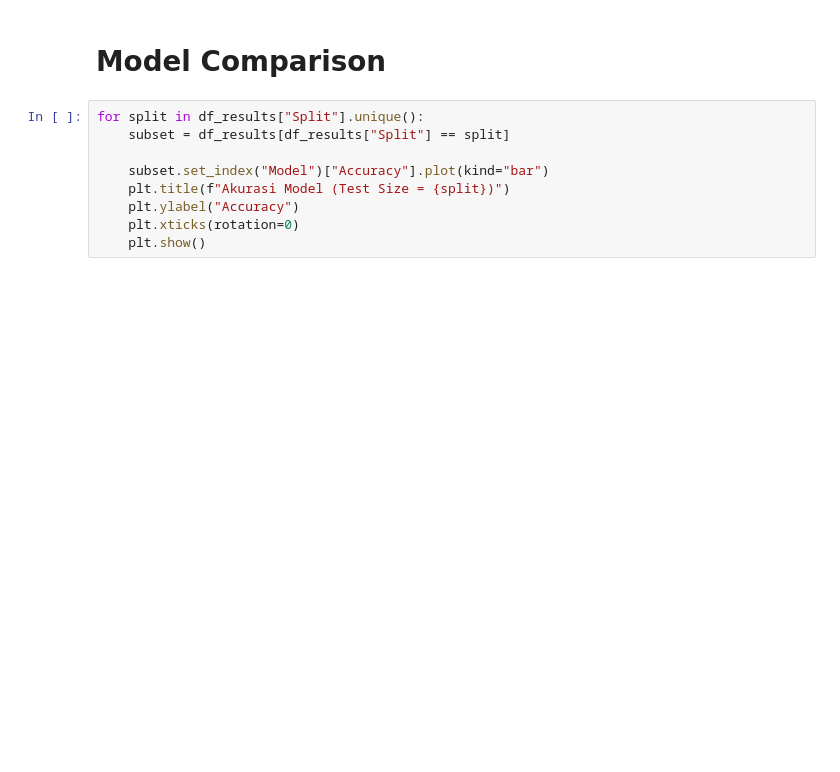
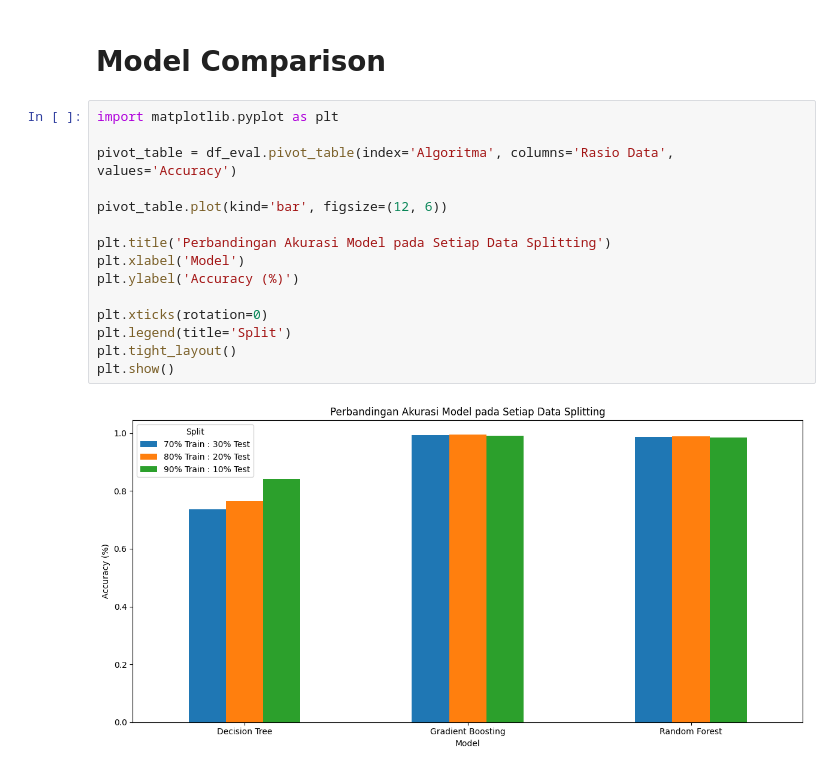
Before and after one commit to streturn/machine_learning, a Jupyter notebook: Logistic,_Random_Forest,_dan_Gradient_Boosting_.ipynb, the cells around one changed output. Drawn from its saved outputs; the diff is of its cells as text; blank space fills up the shorter version.

```diff
--- a/Logistic,_Random_Forest,_dan_Gradient_Boosting_.ipynb
+++ b/Logistic,_Random_Forest,_dan_Gradient_Boosting_.ipynb
@@ -1058,11 +1208,19 @@ print(results_df.sort_values(by="F1-Score", ascending=False))
 # %% [markdown]
 # Model Comparison
-# %%
-for split in df_results["Split"].unique():
-    subset = df_results[df_results["Split"] == split]
-
-    subset.set_index("Model")["Accuracy"].plot(kind="bar")
-    plt.title(f"Akurasi Model (Test Size = {split})")
-    plt.ylabel("Accuracy")
-    plt.xticks(rotation=0)
-    plt.show()
+# %%
+import matplotlib.pyplot as plt
+
+pivot_table = df_eval.pivot_table(index='Algoritma', columns='Rasio Data', values='Accuracy')
+
+pivot_table.plot(kind='bar', figsize=(12, 6))
+
+plt.title('Perbandingan Akurasi Model pada Setiap Data Splitting')
+plt.xlabel('Model')
+plt.ylabel('Accuracy (%)')
+
+plt.xticks(rotation=0)
+plt.legend(title='Split')
+plt.tight_layout()
+plt.show()
+# %% [output]
+[figure, added]
```
Also changed, not shown: parts of 13 cells of this notebook.
